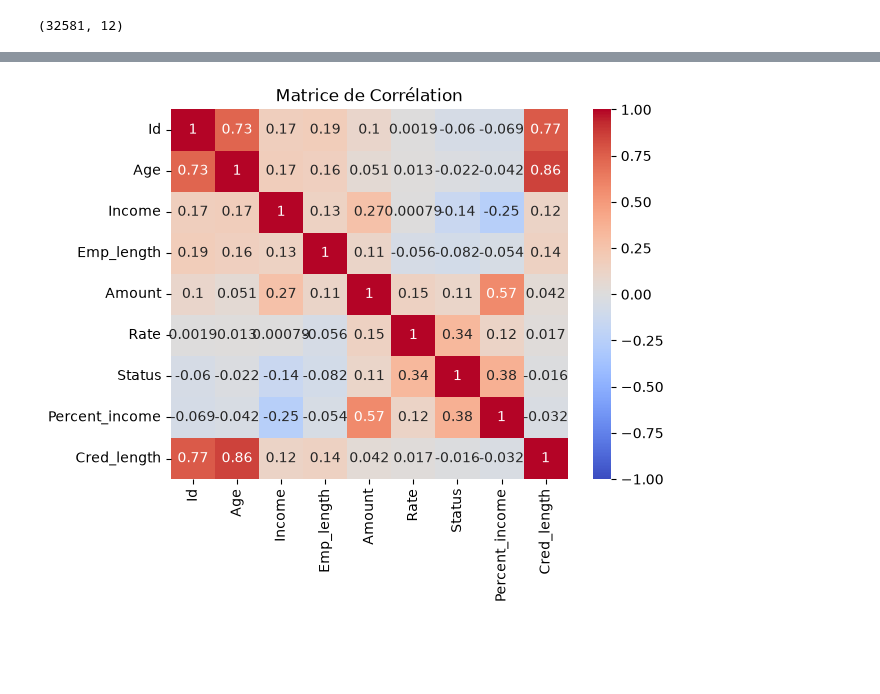
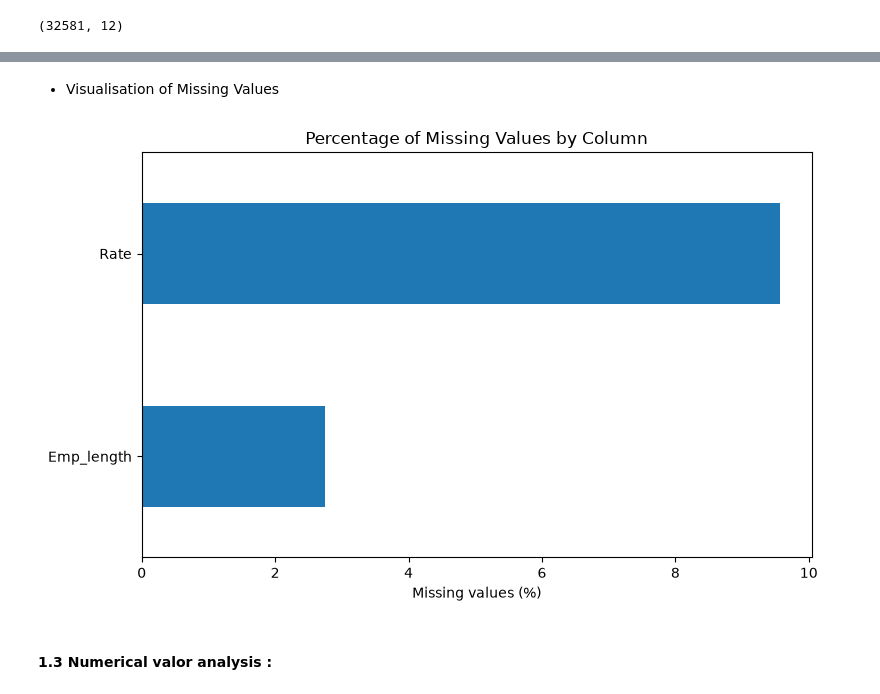
Before and after one commit to AMINEBOUT/Prediction-Model-for-Credits-Risque, a Jupyter notebook: EDA.ipynb, the cells around one changed output, grey strips where cells are left out. Saved outputs shown, nothing was run; the diff lists cells and outputs as text; code cells hidden in the pictures; blank space fills up the shorter version.

```diff
--- a/EDA.ipynb
+++ b/EDA.ipynb
@@ -116,6 +146,16 @@ correlation
-# %%
-sns.heatmap(correlation, annot=True,  cmap="coolwarm", vmax= 1, vmin= -1)
-plt.title("Matrice de Corrélation")
-plt.show()
-# %% [output]
-[figure, removed]
+# %% [markdown]
++ Visualisation of Missing Values
+# %%
+missing_pct = df.isnull().mean().mul(100)
+missing_pct = missing_pct[missing_pct > 0].sort_values()
+
+missing_pct.plot(kind="barh", figsize=(8, 5))
+
+plt.xlabel("Missing values (%)")
+plt.title("Percentage of Missing Values by Column")
+plt.tight_layout()
+plt.show()
+# %% [output]
+[figure, added]
+# %% [markdown]
+#### 1.3 Numerical valor analysis :
```
Also changed, not shown: parts of 30 cells of this notebook.
